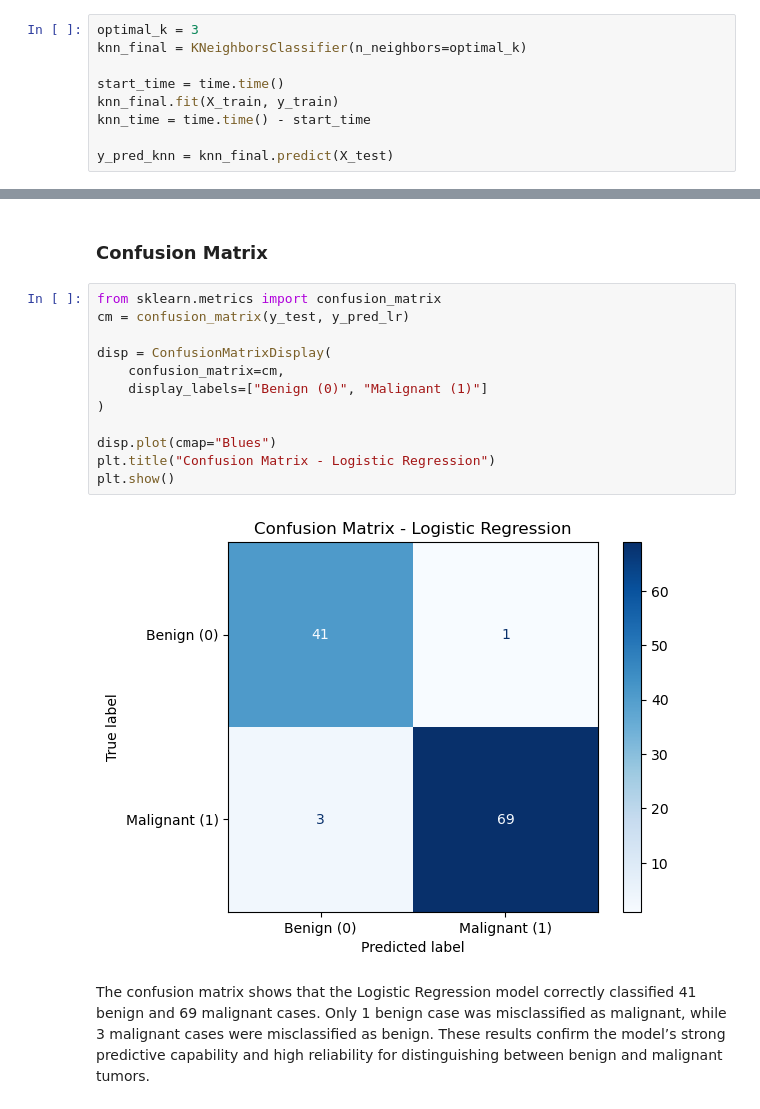
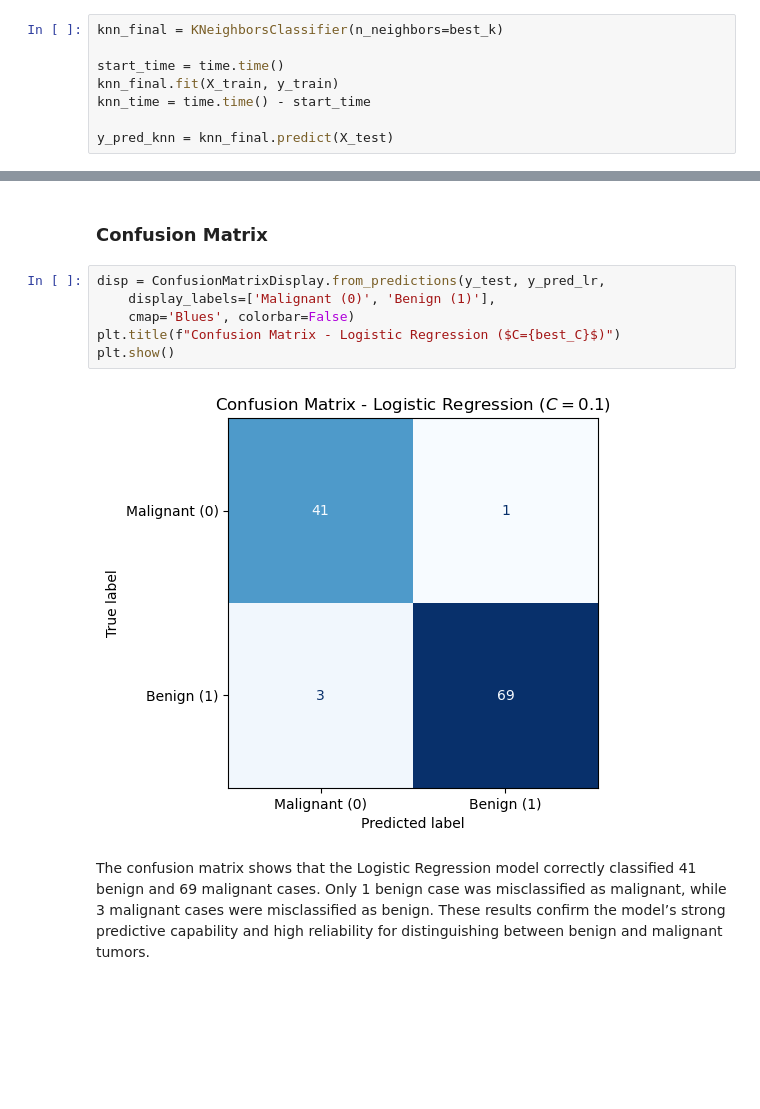
Before and after one commit to Joaomuianga/ML-team-collaboration, a Jupyter notebook: 2_SupervisedLearning/notebooks/Team11_SupervisedLearning_Notebook.ipynb, the cells around one changed output, grey strips where cells are left out. Drawn from its saved outputs; the diff is of its cells as text; blank space fills up the shorter version.

```diff
--- a/2_SupervisedLearning/notebooks/Team11_SupervisedLearning_Notebook.ipynb
+++ b/2_SupervisedLearning/notebooks/Team11_SupervisedLearning_Notebook.ipynb
@@ -522,8 +522,7 @@ k=11 was selected as the optimal number of neigbors,achieving the highest test a
 # %% [markdown]
 ## 3.2. Final Model
 # %%
-optimal_k = 3
-knn_final = KNeighborsClassifier(n_neighbors=optimal_k)
+knn_final = KNeighborsClassifier(n_neighbors=best_k)
 
 start_time = time.time()
 knn_final.fit(X_train, y_train)
@@ -682,19 +678,13 @@ The model also maintains very high precision, suggesting that false positives ar
 # %% [markdown]
 ### Confusion Matrix
 # %%
-from sklearn.metrics import confusion_matrix
-cm = confusion_matrix(y_test, y_pred_lr)
-
-disp = ConfusionMatrixDisplay(
-    confusion_matrix=cm,
-    display_labels=["Benign (0)", "Malignant (1)"]
-)
-
-disp.plot(cmap="Blues")
-plt.title("Confusion Matrix - Logistic Regression")
+disp = ConfusionMatrixDisplay.from_predictions(y_test, y_pred_lr,
+    display_labels=['Malignant (0)', 'Benign (1)'],
+    cmap='Blues', colorbar=False)
+plt.title(f"Confusion Matrix - Logistic Regression ($C={best_C}$)")
 plt.show()
 # %% [output]
-[figure, old version]
+[figure, new version]
 # %% [markdown]
 The confusion matrix shows that the Logistic Regression model correctly classified 41 benign and 69 malignant cases. Only 1 benign case was misclassified as malignant, while 3 malignant cases were misclassified as benign. These results confirm the model’s strong predictive capability and high reliability for distinguishing between benign and malignant tumors.
 # %% [markdown]
```
Also changed, not shown: parts of 17 cells of this notebook, 2 other files.
